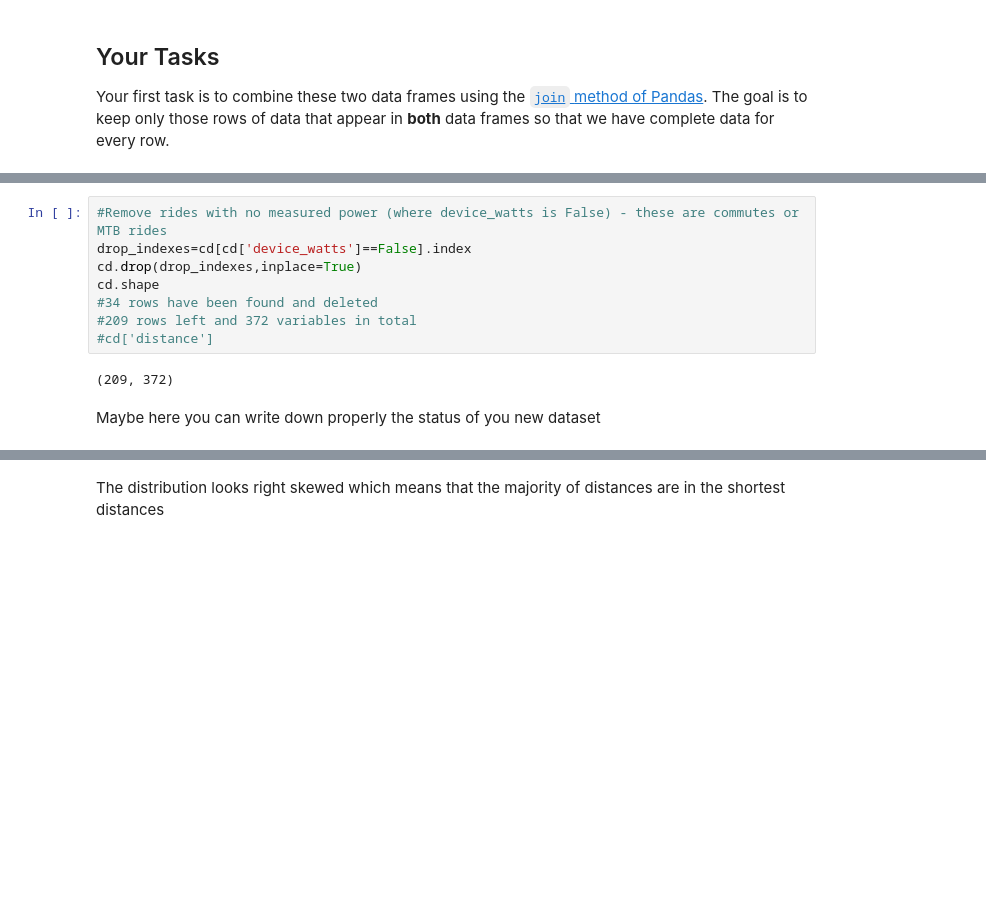
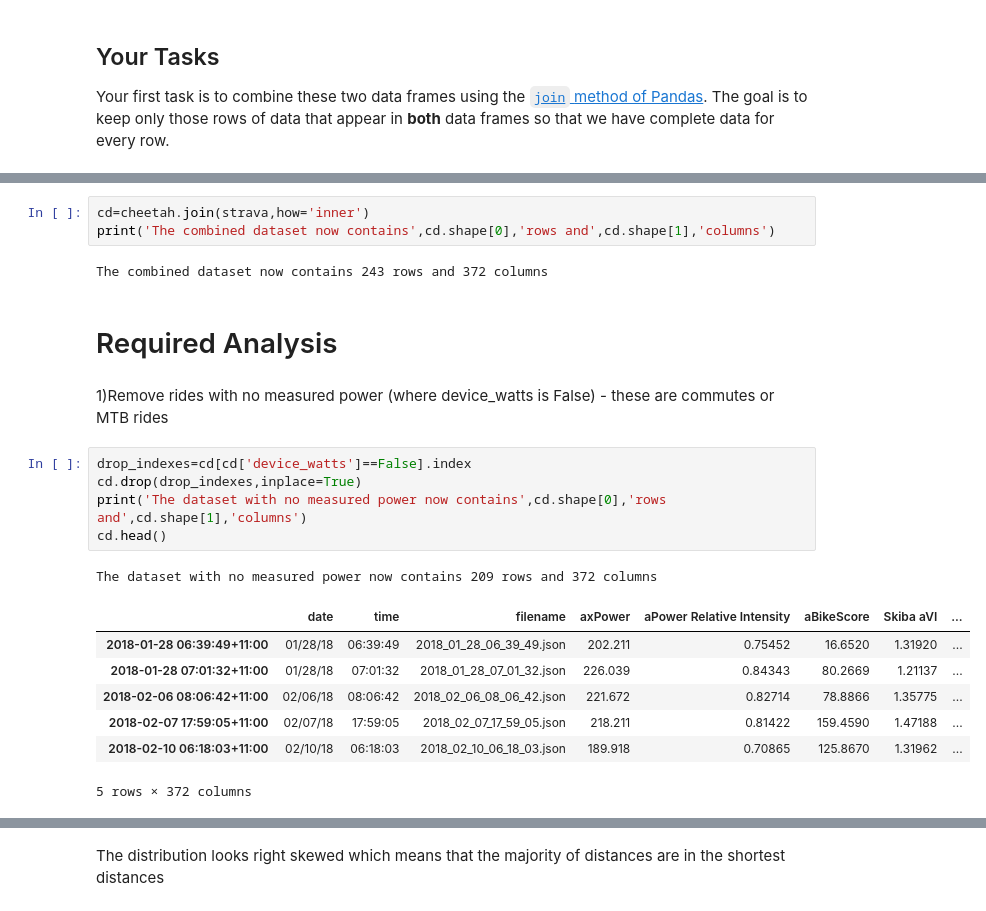
Before and after one commit to fracomp/datascience, a Jupyter notebook: Portfolio 1.ipynb, the cells around one changed output, grey strips where cells are left out. Cells and saved outputs as stored; diff of their text form; blank space fills up the shorter version.

```diff
--- a/Portfolio 1.ipynb
+++ b/Portfolio 1.ipynb
@@ -114,12 +73,23 @@ cd.shape
-# %%
-#Remove rides with no measured power (where device_watts is False) - these are commutes or MTB rides
-drop_indexes=cd[cd['device_watts']==False].index
-cd.drop(drop_indexes,inplace=True)
-cd.shape
-#34 rows have been found and deleted
-#209 rows left and 372 variables in total
-#cd['distance']
-# %% [output]
-(209, 372)
-# %% [markdown]
-Maybe here you can write down properly the status of you new dataset
+# %%
+cd=cheetah.join(strava,how='inner')
+print('The combined dataset now contains',cd.shape[0],'rows and',cd.shape[1],'columns')
+# %% [output]
+The combined dataset now contains 243 rows and 372 columns
+# %% [markdown]
+# Required Analysis
+# %% [markdown]
+1)Remove rides with no measured power (where device_watts is False) - these are commutes or MTB rides
+# %%
+drop_indexes=cd[cd['device_watts']==False].index
+cd.drop(drop_indexes,inplace=True)
+print('The dataset with no measured power now contains',cd.shape[0],'rows and',cd.shape[1],'columns')
+cd.head()
+# %% [output]
+The dataset with no measured power now contains 209 rows and 372 columns
+|  | date | time | filename | axPower | aPower Relative Intensity | aBikeScore | Skiba aVI | ... |
+| 2018-01-28 06:39:49+11:00 | 01/28/18 | 06:39:49 | 2018_01_28_06_39_49.json | 202.211 | 0.75452 | 16.6520 | 1.31920 | ... |
+| 2018-01-28 07:01:32+11:00 | 01/28/18 | 07:01:32 | 2018_01_28_07_01_32.json | 226.039 | 0.84343 | 80.2669 | 1.21137 | ... |
+| 2018-02-06 08:06:42+11:00 | 02/06/18 | 08:06:42 | 2018_02_06_08_06_42.json | 221.672 | 0.82714 | 78.8866 | 1.35775 | ... |
+| 2018-02-07 17:59:05+11:00 | 02/07/18 | 17:59:05 | 2018_02_07_17_59_05.json | 218.211 | 0.81422 | 159.4590 | 1.47188 | ... |
+| 2018-02-10 06:18:03+11:00 | 02/10/18 | 06:18:03 | 2018_02_10_06_18_03.json | 189.918 | 0.70865 | 125.8670 | 1.31962 | ... |
+5 rows × 372 columns
```
Also changed, not shown: parts of 11 cells of this notebook.
